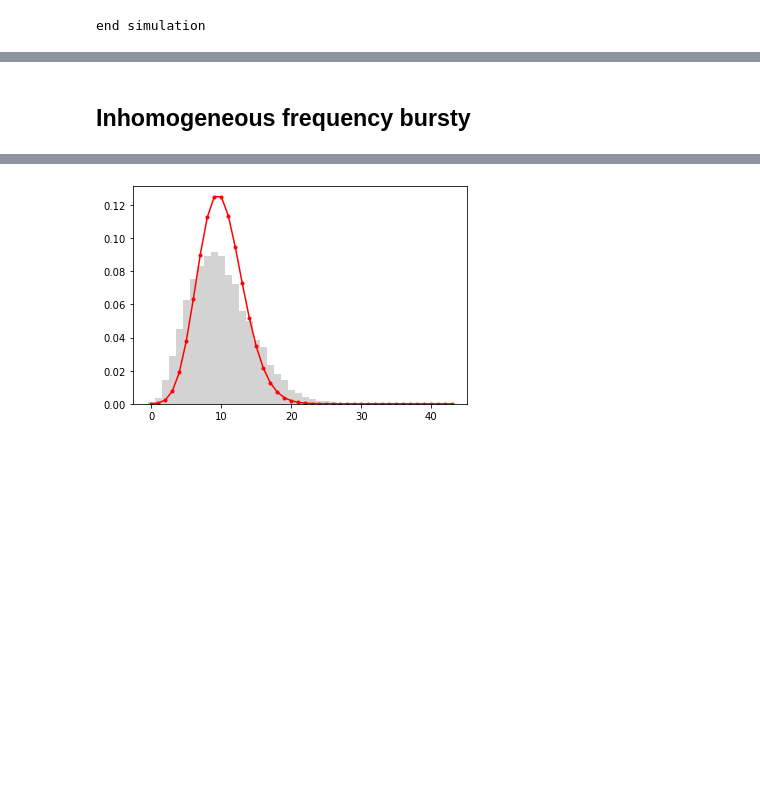
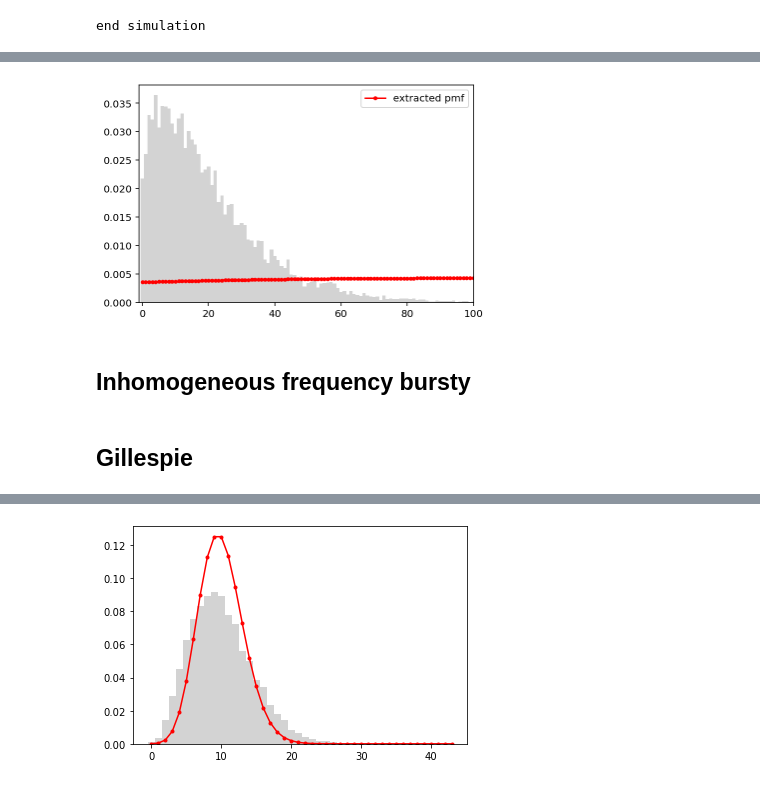
Before and after one commit to pachterlab/FGP_2024, a Jupyter notebook: Bursty.ipynb, the cells around one changed output, grey strips where cells are left out. Cells and saved outputs as stored; diff of their text form; code cells hidden in the pictures; blank space fills up the shorter version.

```diff
--- a/Bursty.ipynb
+++ b/Bursty.ipynb
@@ -114,16 +231,15 @@ def piecewise_constant(tau,kvec,t):
 # %%
-S = np.asarray([[100],[-1]],dtype=int)
-k = [1.2,0.2]
-# bs = 5
+S = np.asarray([[10,0],[-1,1],[0,-1]],dtype=int)
+k = [200.0,200.0,100.0]
+
 nCells = 10000
-T=6
-# tvec = np.sort(np.random.rand(nCells))*T
-tvec = np.sort(np.random.rand(nCells))*T
-# tvec = np.linspace(0,T,1000)
+T=1
+
+tvec = np.linspace(0,T,101)
 propfun = propfun_bursty
 
-bvec = np.asarray([5,15,3]).astype(float)
-tau = np.asarray([0,2,4]).astype(float)
+bvec = np.asarray([10,10]).astype(float)
+tau = np.asarray([0,0.5]).astype(float)
 
 burstfun = piecewise_constant
 # %%
@@ -133,19 +294,17 @@ end simulation
 # %%
-mx = X.max()+10
+j=5
+
 bins = np.arange(mx)-0.5
-_=plt.hist(X[:,-1,:],bins=bins,density=True,facecolor='lightgray')
+_=plt.hist(X[:,j,1],bins=bins,density=True,facecolor='lightgray')
 
 x = np.arange(mx)
-y = scipy.stats.nbinom.pmf(x,k[0]/k[1],1/(1+bvec[-1]))
-plt.plot(x,y,'r.-',label='SS')
-
-
-x = np.arange(mx)
-y = eval_model_inh_burst(tau,k[0],k[1],bvec,burstfun,T,mx)
-plt.plot(x,y,'g.--',label='Transient inhomogeneous')
+y = pmf[j].sum(axis=0)
+plt.plot(x,y,'r.-',label='extracted pmf')
 
 plt.legend()
-plt.xlim([-1,100])
+plt.xlim([-1,100]);
+# %% [output]
+[figure, added]
 # %% [markdown]
 ## Inhomogeneous frequency bursty
 # %%
@@ -254,6 +413,8 @@ def propfun_bursty_inh(x,t,tau,kvec,beta):
                 a[i,1] = beta * x[i] * dt[i]
                 a[i,0] = Lambda[i] - a[i,1]
     return a,dt
+# %% [markdown]
+## Gillespie
 # %%
 from math import log, exp
 # %%
```
Also changed, not shown: parts of 17 cells of this notebook.
